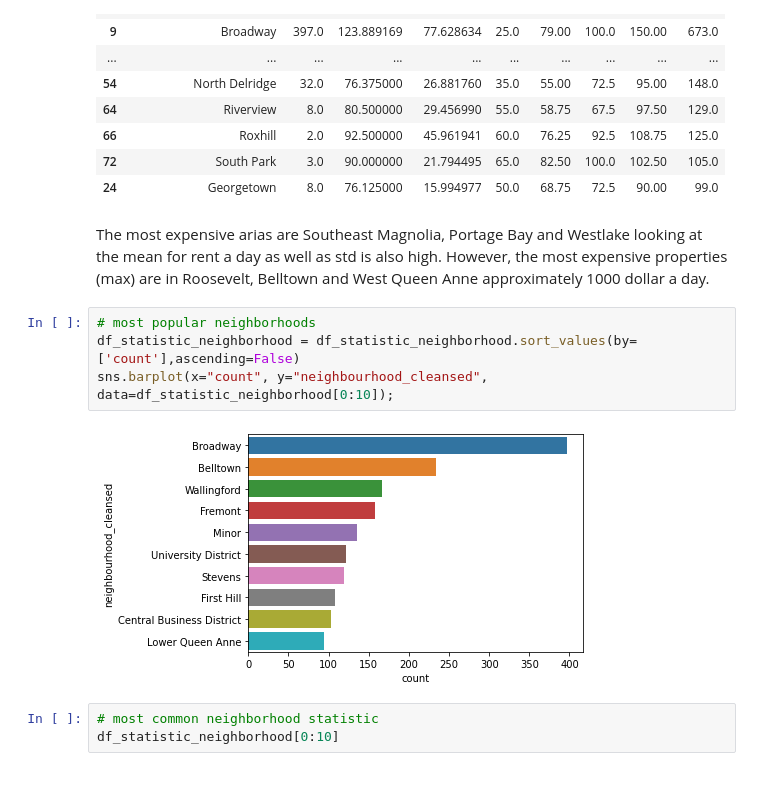
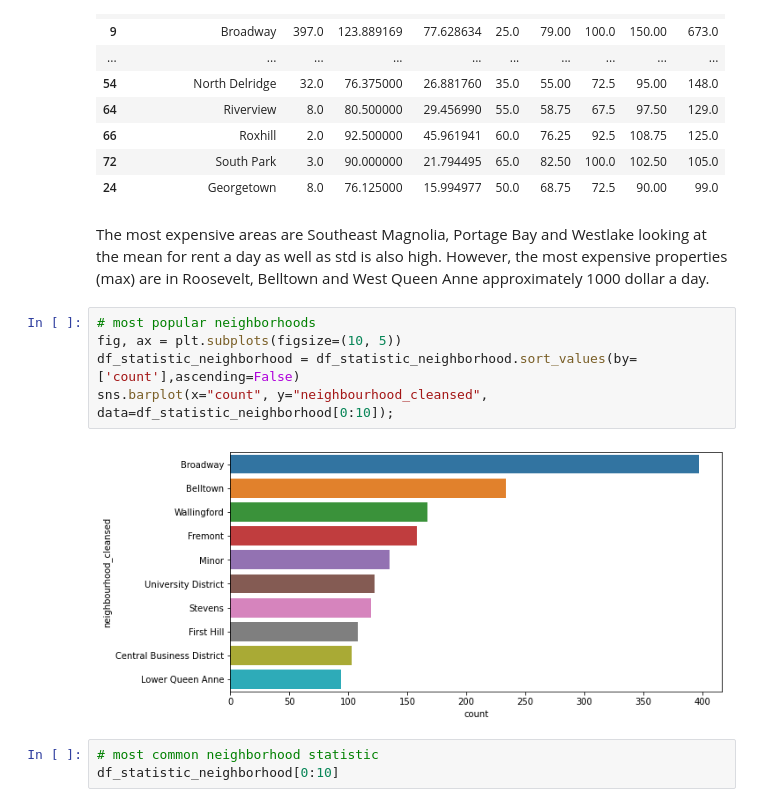
Before and after one commit to LN5user/airbnb-seattle, a Jupyter notebook: airbnb.ipynb, the cells around one changed output. Cells and saved outputs as stored; diff of their text form.

```diff
--- a/airbnb.ipynb
+++ b/airbnb.ipynb
@@ -337,13 +337,14 @@ df_statistic_neighborhood
 | 72 | South Park | 3.0 | 90.000000 | 21.794495 | 65.0 | 82.50 | 100.0 | 102.50 | 105.0 |
 | 24 | Georgetown | 8.0 | 76.125000 | 15.994977 | 50.0 | 68.75 | 72.5 | 90.00 | 99.0 |
 # %% [markdown]
-The most expensive arias are Southeast Magnolia, Portage Bay and Westlake looking at the mean for rent a day as well as std is also high. However, the most expensive properties (max) are in Roosevelt, Belltown and West Queen Anne approximately 1000 dollar a day.
+The most expensive areas are Southeast Magnolia, Portage Bay and Westlake looking at the mean for rent a day as well as std is also high. However, the most expensive properties (max) are in Roosevelt, Belltown and West Queen Anne approximately 1000 dollar a day.
 # %%
 # most popular neighborhoods
+fig, ax = plt.subplots(figsize=(10, 5))
 df_statistic_neighborhood = df_statistic_neighborhood.sort_values(by=['count'],ascending=False)
 sns.barplot(x="count", y="neighbourhood_cleansed", data=df_statistic_neighborhood[0:10]);
 # %% [output]
-[figure, old version]
+[figure, new version]
 # %%
 # most common neighborhood statistic
 df_statistic_neighborhood[0:10]
```
Also changed, not shown: parts of 18 cells of this notebook, 1 other file.
